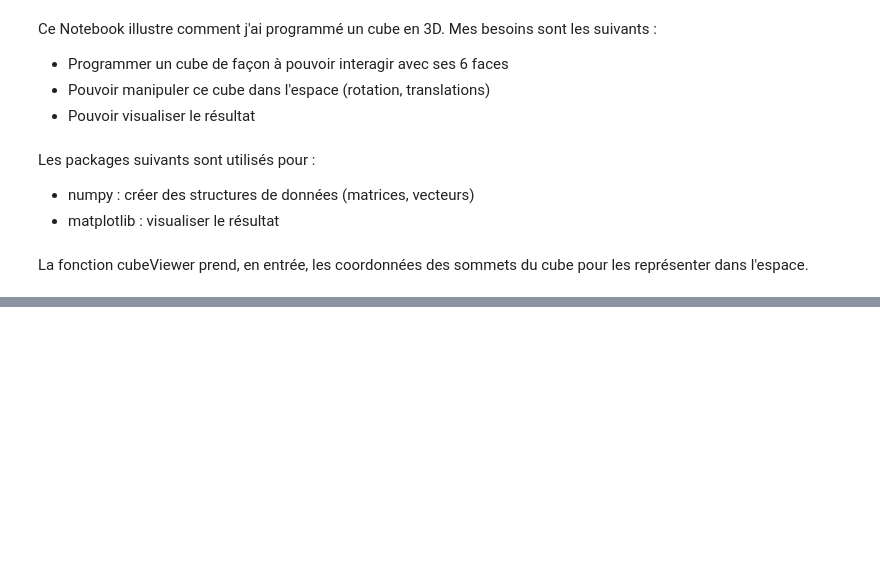
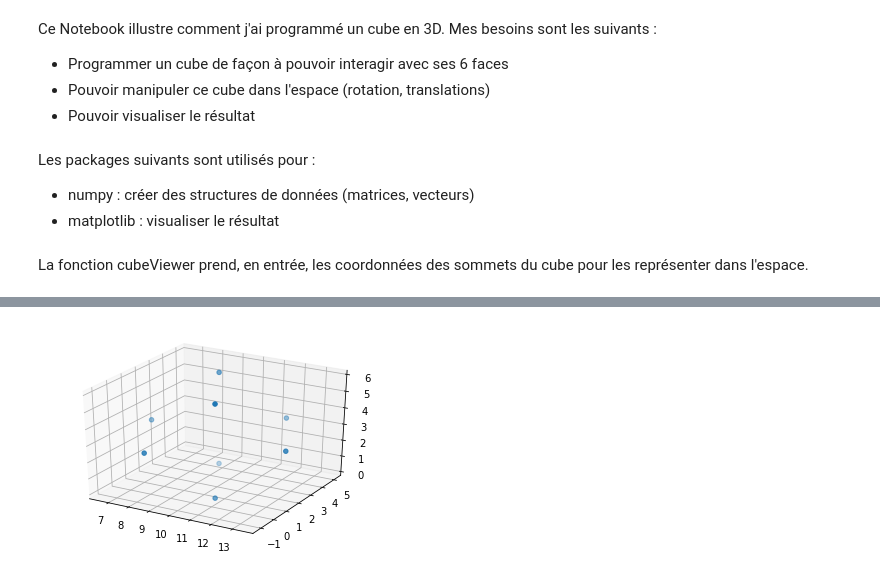
Before and after one commit to ArnaudBvr/mybinder-test, a Jupyter notebook: myCube.ipynb, the cells around one changed output, grey strips where cells are left out. Drawn from its saved outputs; the diff is of its cells as text; code cells hidden in the pictures; blank space fills up the shorter version.

```diff
--- a/myCube.ipynb
+++ b/myCube.ipynb
@@ -89,7 +103,9 @@ print(TR)
 # %%
 # Application de la matrice de transformation
 rows, _ = vertex.shape
-vertexTR = np.array([np.matmul(vertex[i], TR) for i in range(rows)])
+vertexTR = np.array([np.matmul(TR, vertex[i,:]) for i in range(rows)])
 
 # Visualisation
 cubeViewer(vertexTR)
+# %% [output]
+[figure, added]
```
Also changed, not shown: parts of 3 cells of this notebook.
